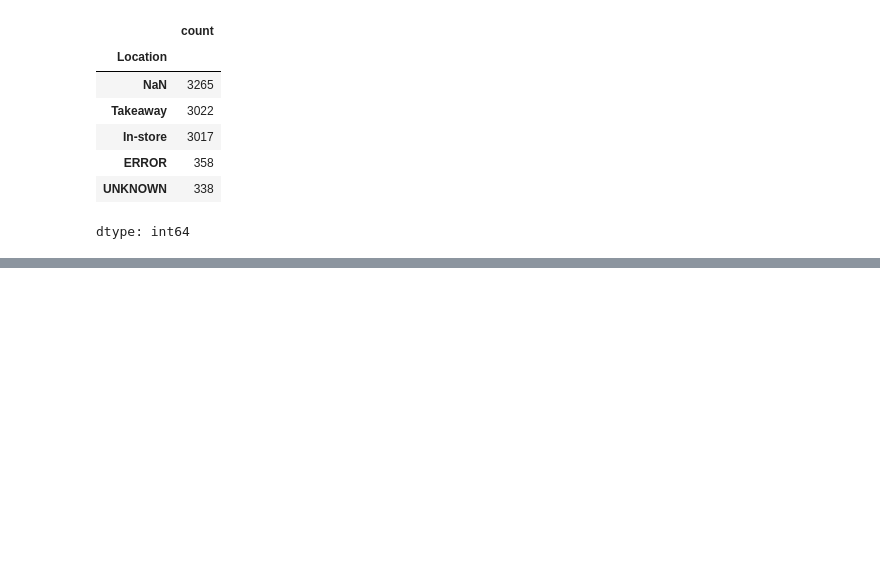
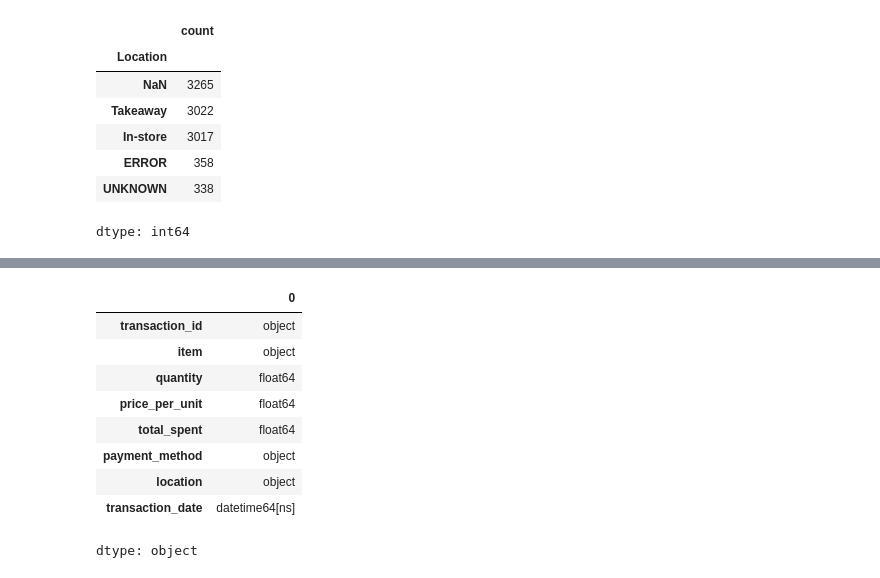
Before and after one commit to DymaStar/Analysis_Cafe_Sales-, a Jupyter notebook: EDA_cafe_sales_pr_DimaStar.ipynb, the cells around one changed output, grey strips where cells are left out. Saved outputs shown, nothing was run; the diff lists cells and outputs as text; code cells hidden in the pictures; blank space fills up the shorter version.

```diff
--- a/EDA_cafe_sales_pr_DimaStar.ipynb
+++ b/EDA_cafe_sales_pr_DimaStar.ipynb
@@ -220,0 +288,28 @@ Lines with 'ERROR' or 'UNKNOWN': 2845
+# %%
+# 1. Конвертація числових колонок у циклі
+# Ми проходимо по списку назв і перетворюємо їх на числа (float/int)
+for col in ['quantity', 'price_per_unit', 'total_spent']:
+    df[col] = pd.to_numeric(df[col], errors='coerce')
+
+# 2. Конвертація колонки з датами
+# pd.to_datetime перетворює текст на спеціальний формат об'єкта дати
+# errors='coerce' так само перетворить помилкові дати на NaT (Not a Time)
+df['transaction_date'] = pd.to_datetime(df['transaction_date'], errors='coerce')
+
+# Перегляд вмісту стовпця 'transaction_date' після конвертації
+df['transaction_date']
+
+# 3. Перевірка фінальних типів даних
+# Тепер transaction_date має бути datetime64, а інші — float64
+df.dtypes
+# %% [output]
+|  | 0 |
+| transaction_id | object |
+| item | object |
+| quantity | float64 |
+| price_per_unit | float64 |
+| total_spent | float64 |
+| payment_method | object |
+| location | object |
+| transaction_date | datetime64[ns] |
+dtype: object
```
Also changed, not shown: parts of 9 cells of this notebook.
